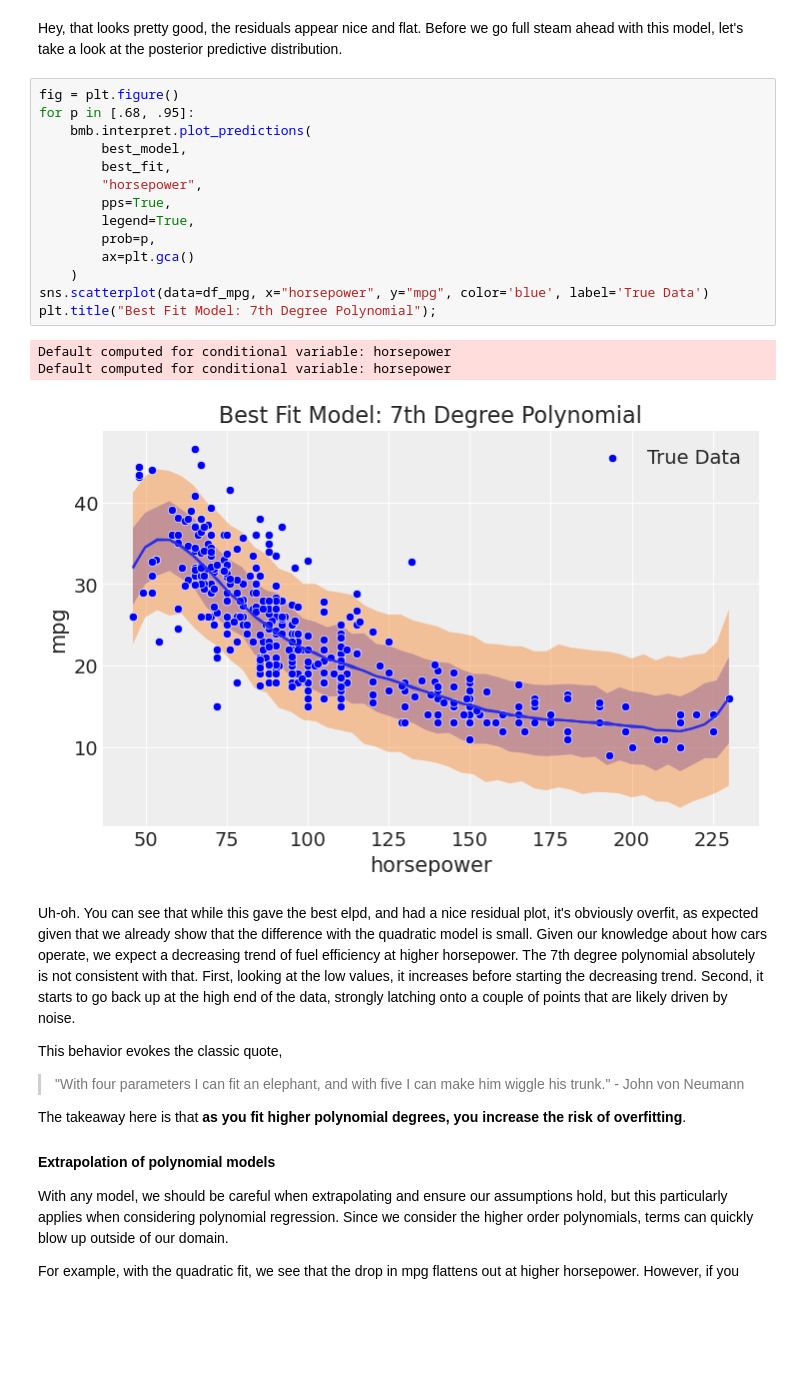
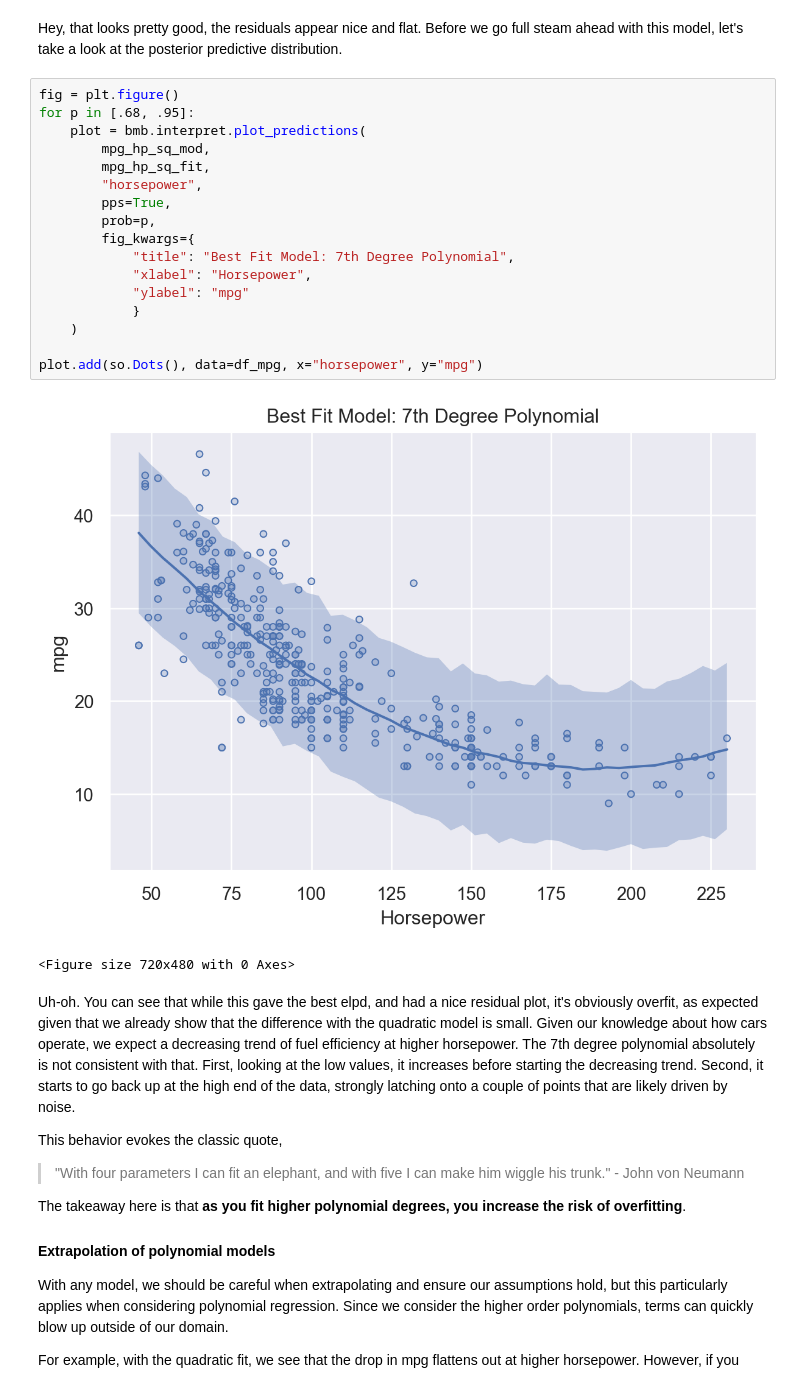
Before and after one commit to bambinos/bambi, a Jupyter notebook: docs/notebooks/orthogonal_polynomial_reg.ipynb, the cells around one changed output. Cells and saved outputs as stored; diff of their text form; blank space fills up the shorter version.

```diff
--- a/docs/notebooks/orthogonal_polynomial_reg.ipynb
+++ b/docs/notebooks/orthogonal_polynomial_reg.ipynb
@@ -728,21 +721,23 @@ Hey, that looks pretty good, the residuals appear nice and flat. Before we go fu
 # %%
 fig = plt.figure()
 for p in [.68, .95]:
-    bmb.interpret.plot_predictions(
-        best_model,
-        best_fit,
+    plot = bmb.interpret.plot_predictions(
+        mpg_hp_sq_mod,
+        mpg_hp_sq_fit,
         "horsepower",
         pps=True,
-        legend=True,
         prob=p,
-        ax=plt.gca()
+        fig_kwargs={
+            "title": "Best Fit Model: 7th Degree Polynomial",
+            "xlabel": "Horsepower",
+            "ylabel": "mpg"
+            }
     )
-sns.scatterplot(data=df_mpg, x="horsepower", y="mpg", color='blue', label='True Data')
-plt.title("Best Fit Model: 7th Degree Polynomial");
+
+plot.add(so.Dots(), data=df_mpg, x="horsepower", y="mpg")
 # %% [output]
+[figure, new version]
-Default computed for conditional variable: horsepower
-Default computed for conditional variable: horsepower
+<Figure size 720x480 with 0 Axes>
-[figure, old version]
 # %% [markdown]
 Uh-oh. You can see that while this gave the best elpd, and had a nice residual plot, it's obviously overfit, as expected given that we already show that the difference with the quadratic model is small. Given our knowledge about how cars operate, we expect a decreasing trend of fuel efficiency at higher horsepower. The 7th degree polynomial absolutely is not consistent with that. First, looking at the low values, it increases before starting the decreasing trend. Second, it starts to go back up at the high end of the data, strongly latching onto a couple of points that are likely driven by noise.
 
```
Also changed, not shown: parts of 17 cells of this notebook, 5 other files.
